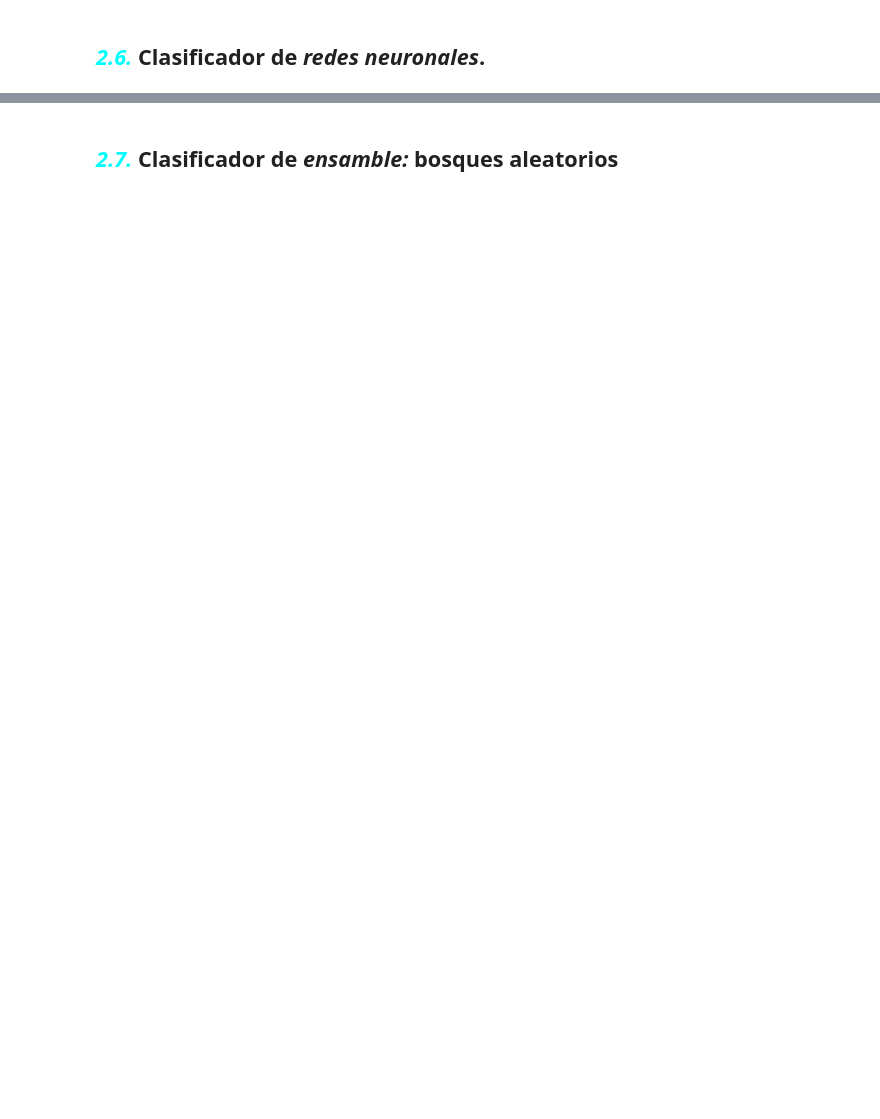
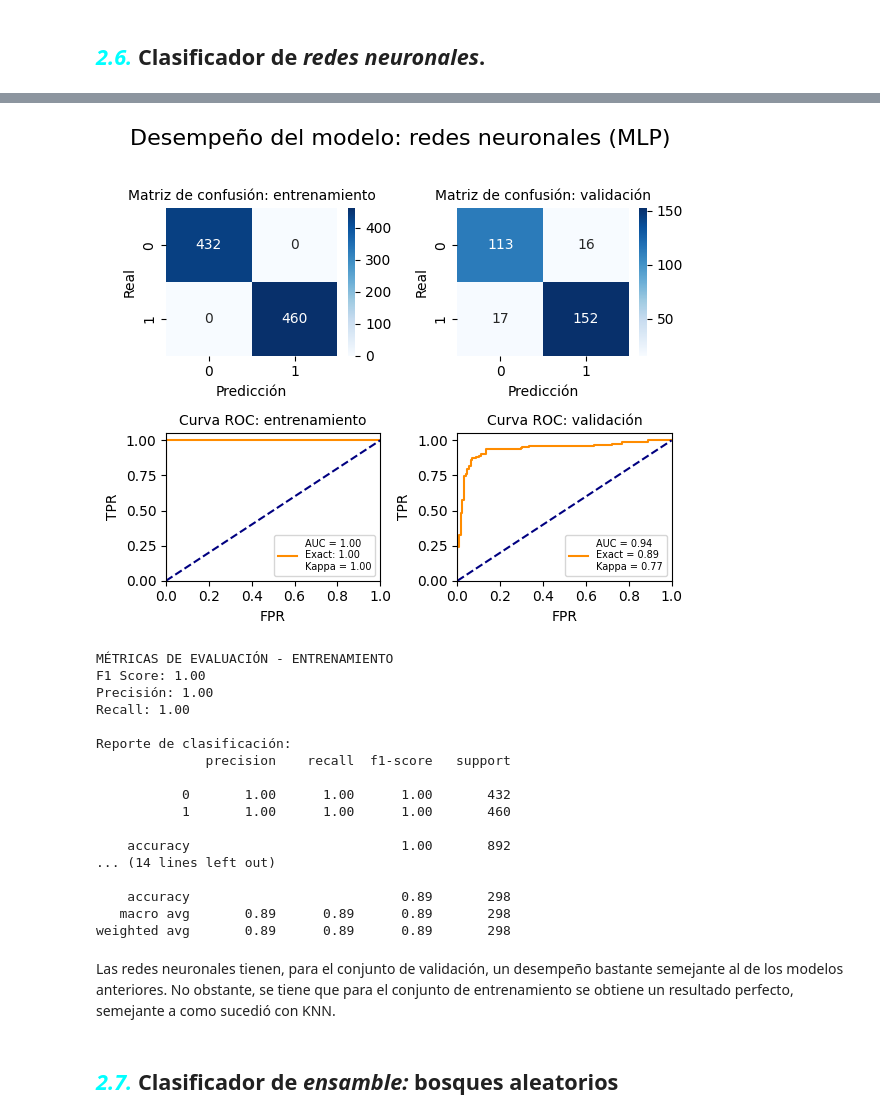
Before and after one commit to scuartasr/aprendmaq_entregable_1, a Jupyter notebook: Cuadernos/entreg1_clasif_regres.ipynb, the cells around one changed output, grey strips where cells are left out. Drawn from its saved outputs; the diff is of its cells as text; code cells hidden in the pictures; blank space fills up the shorter version.

```diff
--- a/Cuadernos/entreg1_clasif_regres.ipynb
+++ b/Cuadernos/entreg1_clasif_regres.ipynb
@@ -1419,24 +1690,31 @@ grilla_mlp.fit(X_train, y_train)
-# %%
-#
-# Grilla de hiperparámetros
-param_grid_knn = {
-    'n_neighbors': np.arange(1, 40, 2),
-    'weights': ['uniform', 'distance'],
-    'metric': ['euclidean', 'manhattan']
-}
-
-# Optimizador
-grilla_knn = GridSearchCV(
-    KNeighborsClassifier(),
-    param_grid=param_grid_knn,
-    scoring='accuracy',
-    cv=10,
-    n_jobs=-1,
-    verbose=1,
-)
-
-# Ajuste del modelo
-grilla_knn.fit(X_train, y_train)
+# %%
+#
+# Mejor modelo
+mejor_mlp_clasif = grilla_mlp.best_estimator_
+mejor_mlp_clasif_params = grilla_mlp.best_params_
+# %%
+plot_confusion_and_roc(mejor_mlp_clasif, X_train, y_train, X_test, y_test, modelo='redes neuronales (MLP)',)
+# %% [output]
+[figure, added]
+MÉTRICAS DE EVALUACIÓN - ENTRENAMIENTO
+F1 Score: 1.00
+Precisión: 1.00
+Recall: 1.00
+
+Reporte de clasificación:
+              precision    recall  f1-score   support
+
+           0       1.00      1.00      1.00       432
+           1       1.00      1.00      1.00       460
+
+    accuracy                           1.00       892
+... (14 lines left out)
+
+    accuracy                           0.89       298
+   macro avg       0.89      0.89      0.89       298
+weighted avg       0.89      0.89      0.89       298
+# %% [markdown]
+Las redes neuronales tienen, para el conjunto de validación, un desempeño bastante semejante al de los modelos anteriores. No obstante, se tiene que para el conjunto de entrenamiento se obtiene un resultado perfecto, semejante a como sucedió con KNN.
 # %% [markdown]
 ## <span style = 'color: cyan'>***2.7.***</span> Clasificador de ***ensamble:*** bosques aleatorios
 # %%
```
Also changed, not shown: parts of 57 cells of this notebook.
